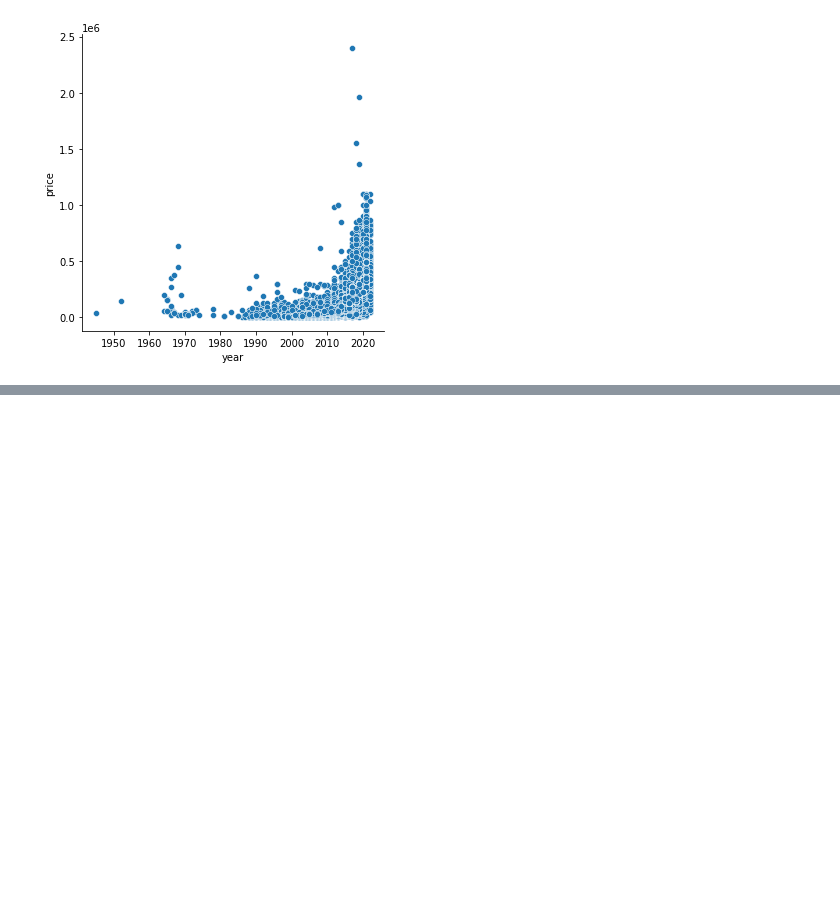
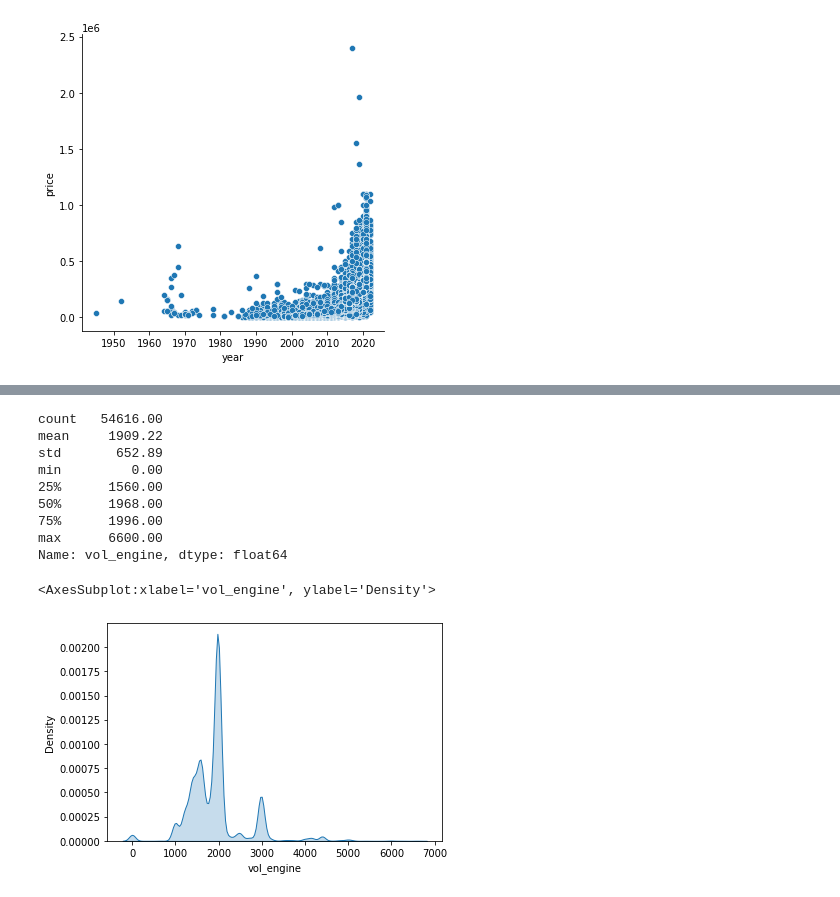
Before and after one commit to cinkonaap/ml-light-talk-02-2022, a Jupyter notebook: LearnNotebook.ipynb, the cells around one changed output, grey strips where cells are left out. Drawn from its saved outputs; the diff is of its cells as text; code cells hidden in the pictures; blank space fills up the shorter version.

```diff
--- a/LearnNotebook.ipynb
+++ b/LearnNotebook.ipynb
@@ -155,0 +345,16 @@ Name: price, dtype: float64
+# %%
+print(cars_ml_df['vol_engine'].describe())
+
+sns.kdeplot(cars_ml_df['vol_engine'], shade=True)
+# %% [output]
+count   54616.00
+mean     1909.22
+std       652.89
+min         0.00
+25%      1560.00
+50%      1968.00
+75%      1996.00
+max      6600.00
+Name: vol_engine, dtype: float64
+<AxesSubplot:xlabel='vol_engine', ylabel='Density'>
+[figure, added]
```
Also changed, not shown: parts of 21 cells of this notebook, 6 other files.
